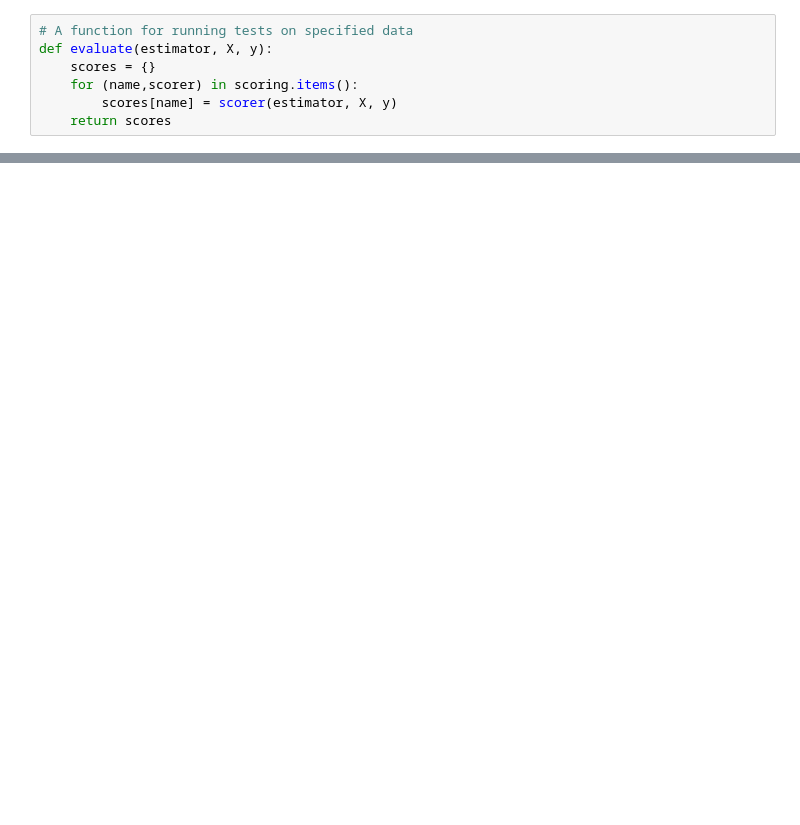
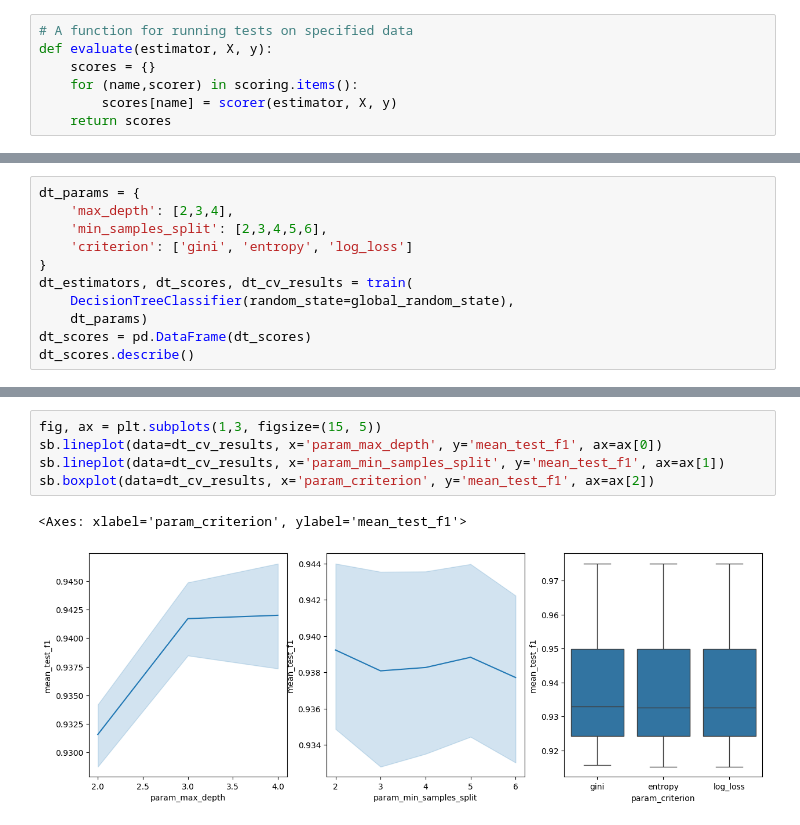
Before and after one commit to lavima/itf31519_2025, a Jupyter notebook: more_supervised_algorithmss/workshop0511.ipynb, the cells around one changed output, grey strips where cells are left out. Cells and saved outputs as stored; diff of their text form; blank space fills up the shorter version.

```diff
--- a/more_supervised_algorithmss/workshop0511.ipynb
+++ b/more_supervised_algorithmss/workshop0511.ipynb
@@ -165,0 +218,11 @@ for (train_index, test_index) in outer_cv.split(features, targets_encoded):
+# %%
+dt_params = {
+    'max_depth': [2,3,4],
+    'min_samples_split': [2,3,4,5,6],
+    'criterion': ['gini', 'entropy', 'log_loss']
+}
+dt_estimators, dt_scores, dt_cv_results = train(
+    DecisionTreeClassifier(random_state=global_random_state),
+    dt_params)
+dt_scores = pd.DataFrame(dt_scores)
+dt_scores.describe()
@@ -165,0 +239,8 @@ for (train_index, test_index) in outer_cv.split(features, targets_encoded):
+# %%
+fig, ax = plt.subplots(1,3, figsize=(15, 5))
+sb.lineplot(data=dt_cv_results, x='param_max_depth', y='mean_test_f1', ax=ax[0])
+sb.lineplot(data=dt_cv_results, x='param_min_samples_split', y='mean_test_f1', ax=ax[1])
+sb.boxplot(data=dt_cv_results, x='param_criterion', y='mean_test_f1', ax=ax[2])
+# %% [output]
+<Axes: xlabel='param_criterion', ylabel='mean_test_f1'>
+[figure, added]
```
Also changed, not shown: parts of 12 cells of this notebook.
